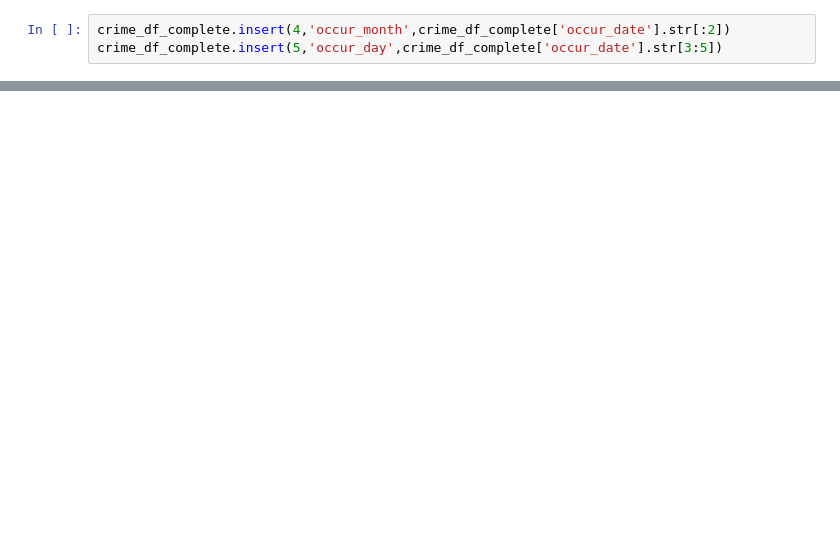
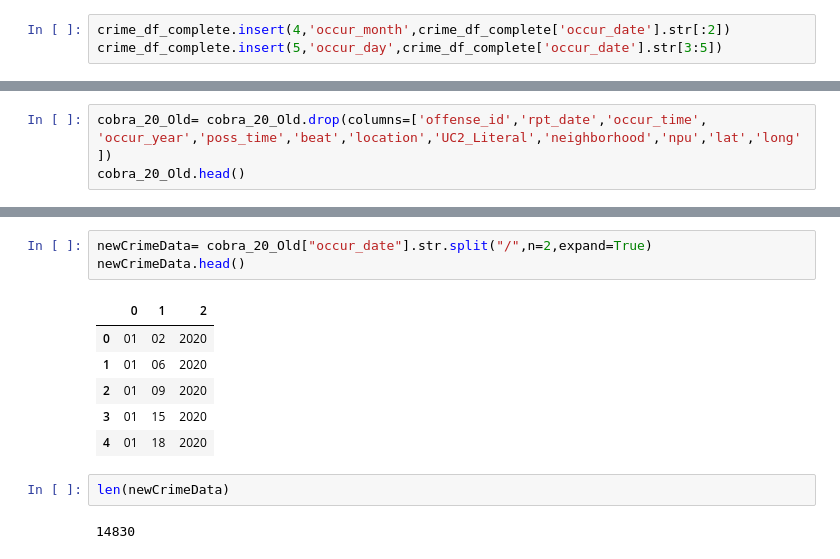
Before and after one commit to iiiramal/project-1-team-4, a Jupyter notebook: project-1-team-4.ipynb, the cells around one changed output, grey strips where cells are left out. Cells and saved outputs as stored; diff of their text form; blank space fills up the shorter version.

```diff
--- a/project-1-team-4.ipynb
+++ b/project-1-team-4.ipynb
@@ -106,0 +241,3 @@ county_cases.head()
+# %%
+cobra_20_Old= cobra_20_Old.drop(columns=['offense_id','rpt_date','occur_time', 'occur_year','poss_time','beat','location','UC2_Literal','neighborhood','npu','lat','long'])
+cobra_20_Old.head()
@@ -106,0 +251,14 @@ county_cases.head()
+# %%
+newCrimeData= cobra_20_Old["occur_date"].str.split("/",n=2,expand=True)
+newCrimeData.head()
+# %% [output]
+|  | 0 | 1 | 2 |
+| 0 | 01 | 02 | 2020 |
+| 1 | 01 | 06 | 2020 |
+| 2 | 01 | 09 | 2020 |
+| 3 | 01 | 15 | 2020 |
+| 4 | 01 | 18 | 2020 |
+# %%
+len(newCrimeData)
+# %% [output]
+14830
```
Also changed, not shown: parts of 20 cells of this notebook.
